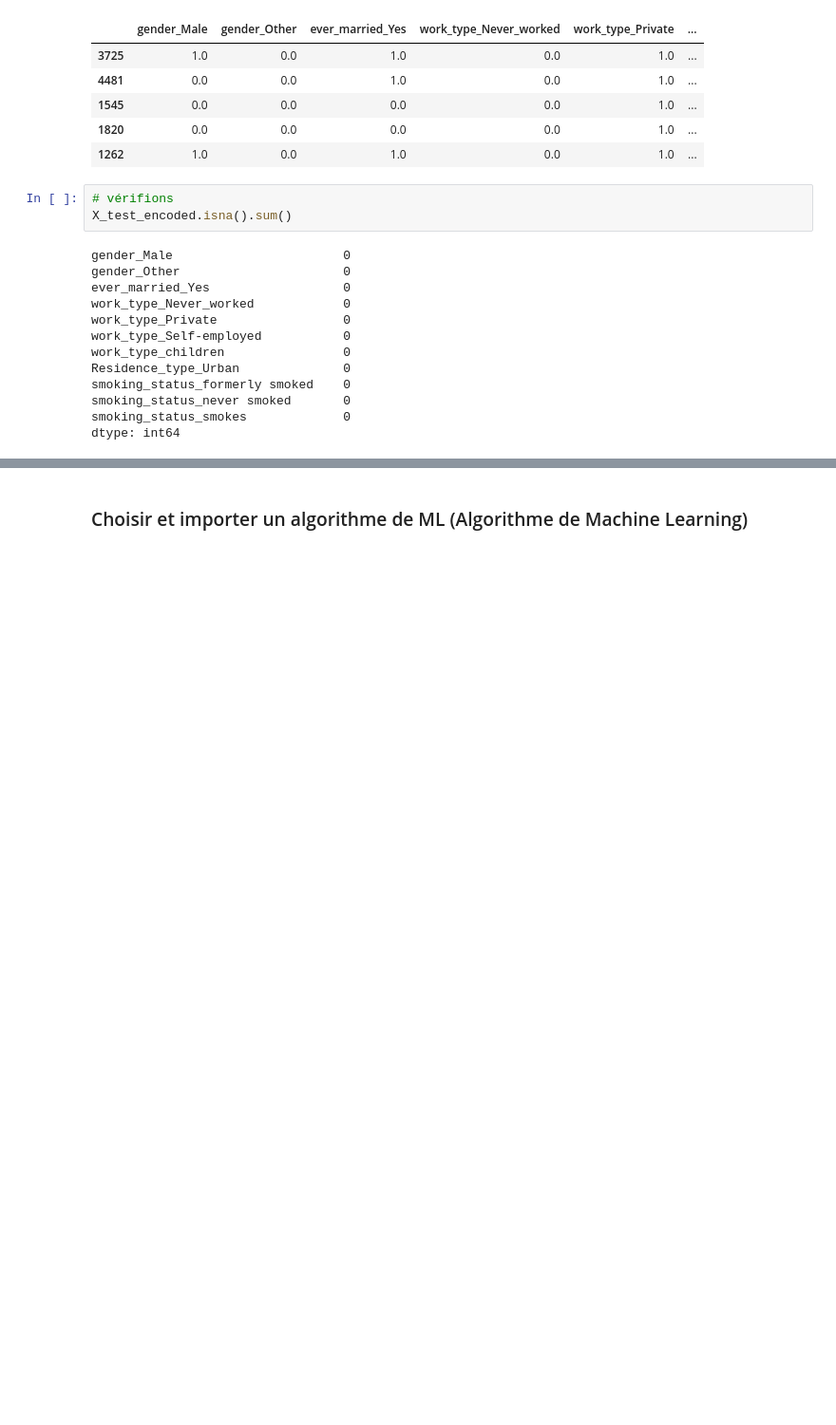
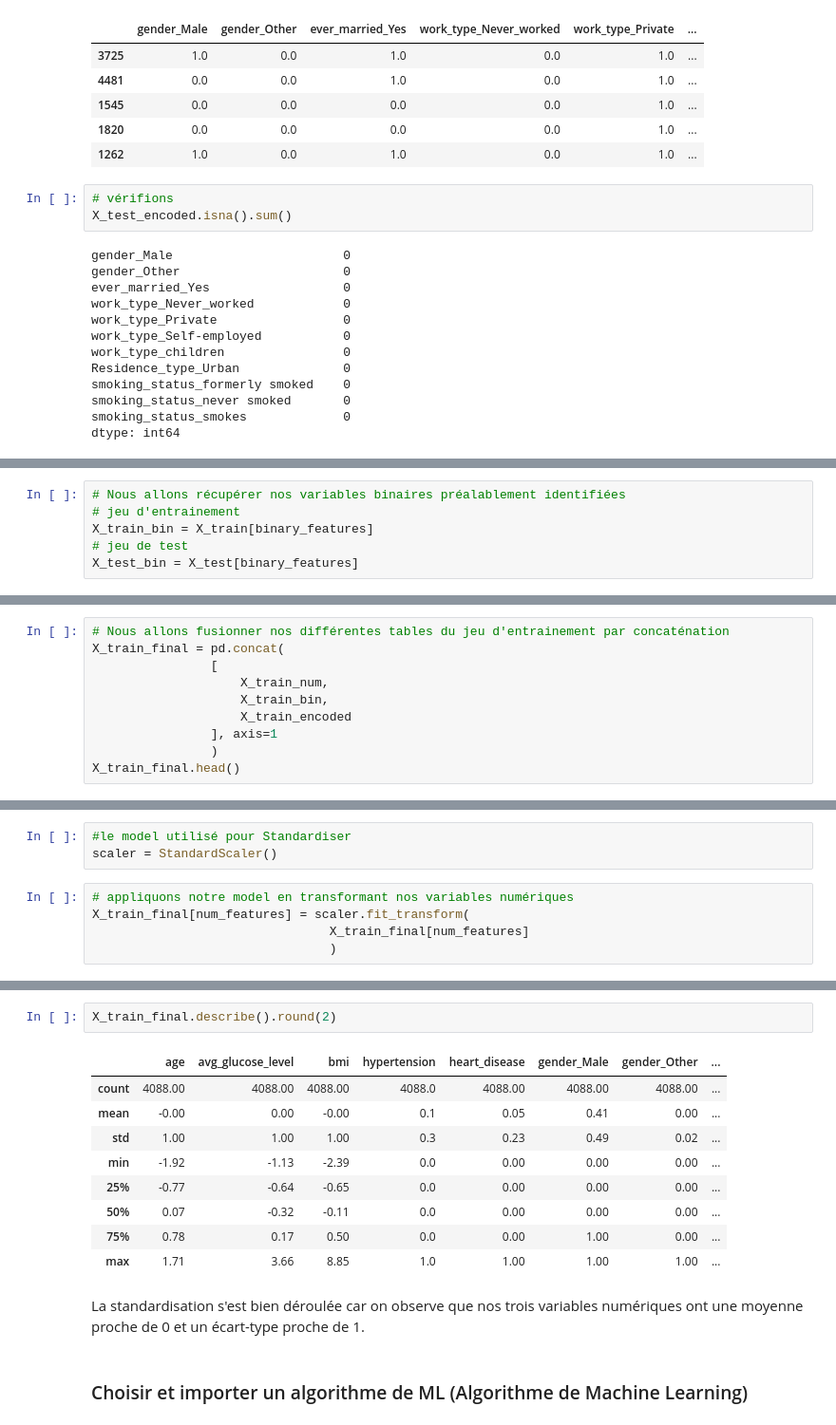
Before and after one commit to Audrey-Djomi/Pr-diction-du-risque-d-AVC-par-Machine-Learning, a Jupyter notebook: notebooks/02_data_preprocessing.ipynb, the cells around one changed output, grey strips where cells are left out. Shown at 95% size. Cells and saved outputs as stored; diff of their text form; blank space fills up the shorter version.

Commit message:
standardisation des variables numeriques et vérifications

```diff
--- a/notebooks/02_data_preprocessing.ipynb
+++ b/notebooks/02_data_preprocessing.ipynb
@@ -301,0 +319,6 @@ dtype: int64
+# %%
+# Nous allons récupérer nos variables binaires préalablement identifiées
+# jeu d'entrainement
+X_train_bin = X_train[binary_features]
+# jeu de test
+X_test_bin = X_test[binary_features]
@@ -301,0 +335,10 @@ dtype: int64
+# %%
+# Nous allons fusionner nos différentes tables du jeu d'entrainement par concaténation
+X_train_final = pd.concat(
+                [
+                    X_train_num,
+                    X_train_bin,
+                    X_train_encoded
+                ], axis=1
+                )
+X_train_final.head()
@@ -301,0 +381,8 @@ dtype: int64
+# %%
+#le model utilisé pour Standardiser
+scaler = StandardScaler()
+# %%
+# appliquons notre model en transformant nos variables numériques
+X_train_final[num_features] = scaler.fit_transform(
+                                X_train_final[num_features]
+                                )
@@ -302,2 +413,16 @@ dtype: int64
+# %%
+X_train_final.describe().round(2)
+# %% [output]
+|  | age | avg_glucose_level | bmi | hypertension | heart_disease | gender_Male | gender_Other | ... |
+| count | 4088.00 | 4088.00 | 4088.00 | 4088.0 | 4088.00 | 4088.00 | 4088.00 | ... |
+| mean | -0.00 | 0.00 | -0.00 | 0.1 | 0.05 | 0.41 | 0.00 | ... |
+| std | 1.00 | 1.00 | 1.00 | 0.3 | 0.23 | 0.49 | 0.02 | ... |
+| min | -1.92 | -1.13 | -2.39 | 0.0 | 0.00 | 0.00 | 0.00 | ... |
+| 25% | -0.77 | -0.64 | -0.65 | 0.0 | 0.00 | 0.00 | 0.00 | ... |
+| 50% | 0.07 | -0.32 | -0.11 | 0.0 | 0.00 | 0.00 | 0.00 | ... |
+| 75% | 0.78 | 0.17 | 0.50 | 0.0 | 0.00 | 1.00 | 0.00 | ... |
+| max | 1.71 | 3.66 | 8.85 | 1.0 | 1.00 | 1.00 | 1.00 | ... |
+# %% [markdown]
+La standardisation s'est bien déroulée car on observe que nos trois variables numériques ont une moyenne proche de 0 et un écart-type proche de 1.
 # %% [markdown]
 ### Choisir et importer un algorithme de ML (Algorithme de Machine Learning)
```
Also changed, not shown: parts of 11 cells of this notebook, 1 other file.
